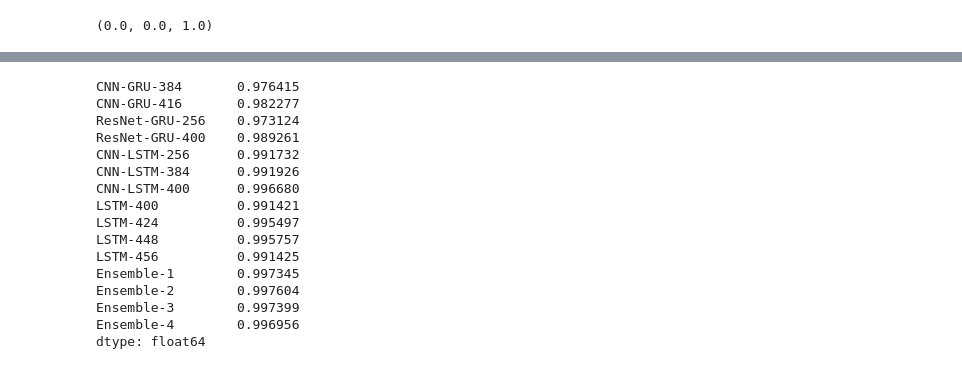
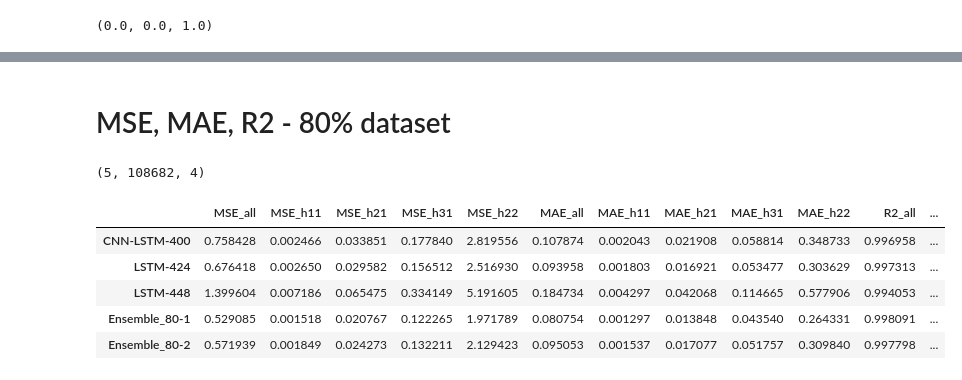
Before and after one commit to lorrespz/CICY4-Deep-learning-hybrid-recurrent-NNs-main, a Jupyter notebook: cicy4-training-results-all-models.ipynb, the cells around one changed output, grey strips where cells are left out. Drawn from its saved outputs; the diff is of its cells as text; code cells hidden in the pictures.

```diff
--- a/cicy4-training-results-all-models.ipynb
+++ b/cicy4-training-results-all-models.ipynb
@@ -530,0 +564,5 @@ Test accuracy of 4th ensemble: [99.71292447153259, 97.97280511436095, 94.9728658
+# %%
+yts_ens80_1, tgts_ens80_1, accts_ens80_1 = get_pred_n_acc([lstm_448d, lstm_424d], device, test_loader_80, num_iter = len(test_loader_80))
+yt_ens80_1, tgt_ens80_1, acct_ens80_1 = get_pred_n_acc([lstm_448d, lstm_424d], device, train_loader_80, num_iter = len(train_loader_80))
+print(f'Train accuracy of 1st ensemble: {acct_ens80_1}')
+print(f'Test accuracy of 1st ensemble: {accts_ens80_1}')
@@ -830,20 +863,11 @@ dtype: float32
-# %%
-#same as 'R2_all'
-np.mean(df_pred[['r2_h11', 'r2_h21', 'r2_h31', 'r2_h22']], axis = 1)
-# %% [output]
-CNN-GRU-384       0.976415
-CNN-GRU-416       0.982277
-ResNet-GRU-256    0.973124
-ResNet-GRU-400    0.989261
-CNN-LSTM-256      0.991732
-CNN-LSTM-384      0.991926
-CNN-LSTM-400      0.996680
-LSTM-400          0.991421
-LSTM-424          0.995497
-LSTM-448          0.995757
-LSTM-456          0.991425
-Ensemble-1        0.997345
-Ensemble-2        0.997604
-Ensemble-3        0.997399
-Ensemble-4        0.996956
-dtype: float64
+# %% [markdown]
+# MSE, MAE, R2 - 80% dataset
+# %%
+#Gather all the predictions together into an array
+pred_list_80 = np.array([yt_lstm_424d,
+                      yt_lstm_448d, yt_cnn_lstm_400d,
+                      yts_ens80_1, yts_ens80_2])
+
+pred_list_80.shape
+# %% [output]
+(5, 108682, 4)
@@ -849,0 +926,18 @@ dtype: float64
+# %%
+pred_dict_80 = {'MSE_all': mse_list,
+             'MSE_h11': mse_h11, 'MSE_h21': mse_h21 , 'MSE_h31': mse_h31, 'MSE_h22': mse_h22,
+             'MAE_all': mae_list,
+             'MAE_h11': mae_h11, 'MAE_h21': mae_h21 , 'MAE_h31': mae_h31, 'MAE_h22': mae_h22,
+             'R2_all': r2_list,
+             'r2_h11': r2_h11, 'r2_h21': r2_h21 , 'r2_h31': r2_h31, 'r2_h22': r2_h22,
+            }
+df_pred_80 = pd.DataFrame(pred_dict_80, index = mds2)
+df_pred_80.to_csv('pred_mse_mae_80_all.csv')
+df_pred_80
+# %% [output]
+|  | MSE_all | MSE_h11 | MSE_h21 | MSE_h31 | MSE_h22 | MAE_all | MAE_h11 | MAE_h21 | MAE_h31 | MAE_h22 | R2_all | ... |
+| CNN-LSTM-400 | 0.758428 | 0.002466 | 0.033851 | 0.177840 | 2.819556 | 0.107874 | 0.002043 | 0.021908 | 0.058814 | 0.348733 | 0.996958 | ... |
+| LSTM-424 | 0.676418 | 0.002650 | 0.029582 | 0.156512 | 2.516930 | 0.093958 | 0.001803 | 0.016921 | 0.053477 | 0.303629 | 0.997313 | ... |
+| LSTM-448 | 1.399604 | 0.007186 | 0.065475 | 0.334149 | 5.191605 | 0.184734 | 0.004297 | 0.042068 | 0.114665 | 0.577906 | 0.994053 | ... |
+| Ensemble_80-1 | 0.529085 | 0.001518 | 0.020767 | 0.122265 | 1.971789 | 0.080754 | 0.001297 | 0.013848 | 0.043540 | 0.264331 | 0.998091 | ... |
+| Ensemble_80-2 | 0.571939 | 0.001849 | 0.024273 | 0.132211 | 2.129423 | 0.095053 | 0.001537 | 0.017077 | 0.051757 | 0.309840 | 0.997798 | ... |
```
Also changed, not shown: parts of 41 cells of this notebook.
